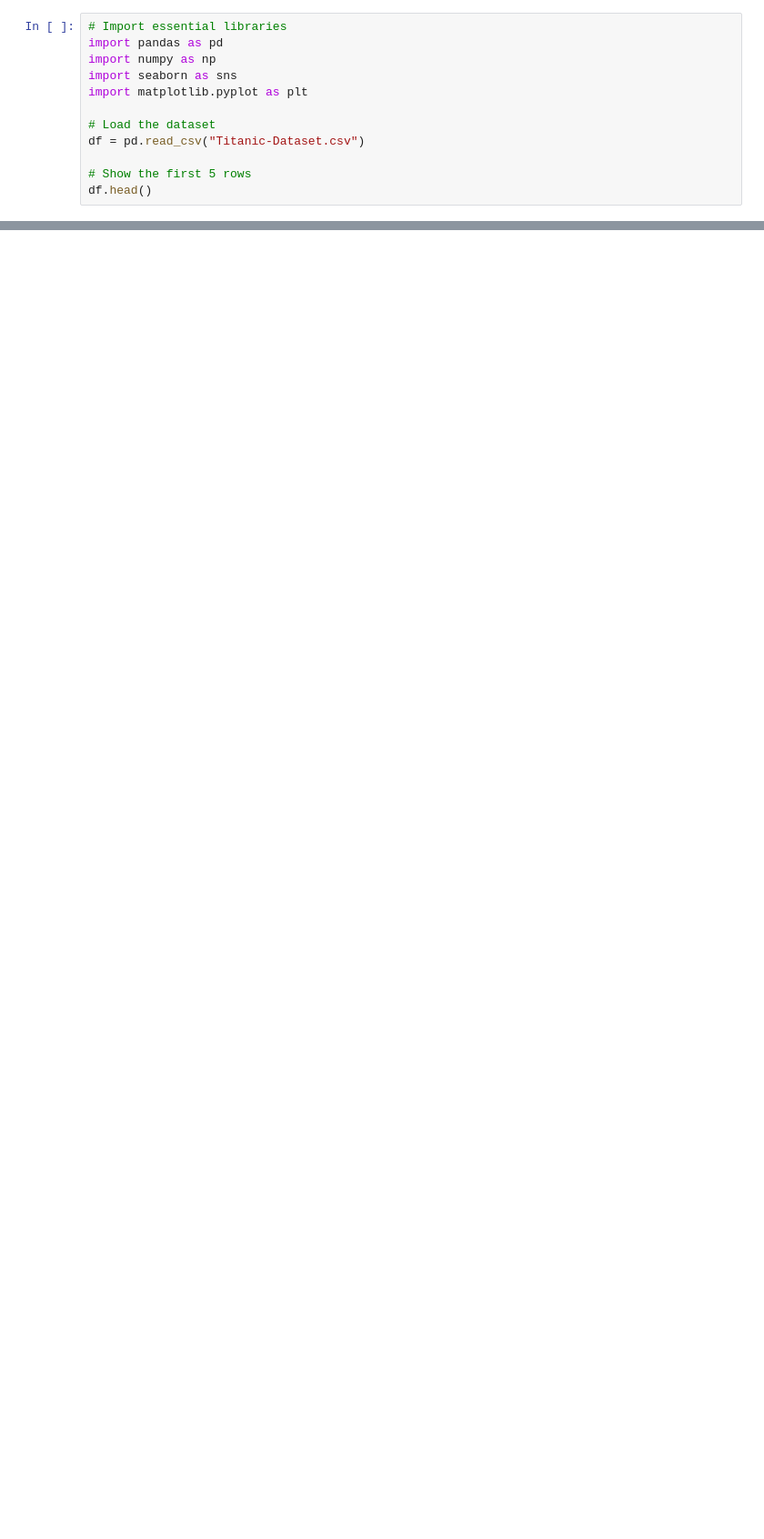
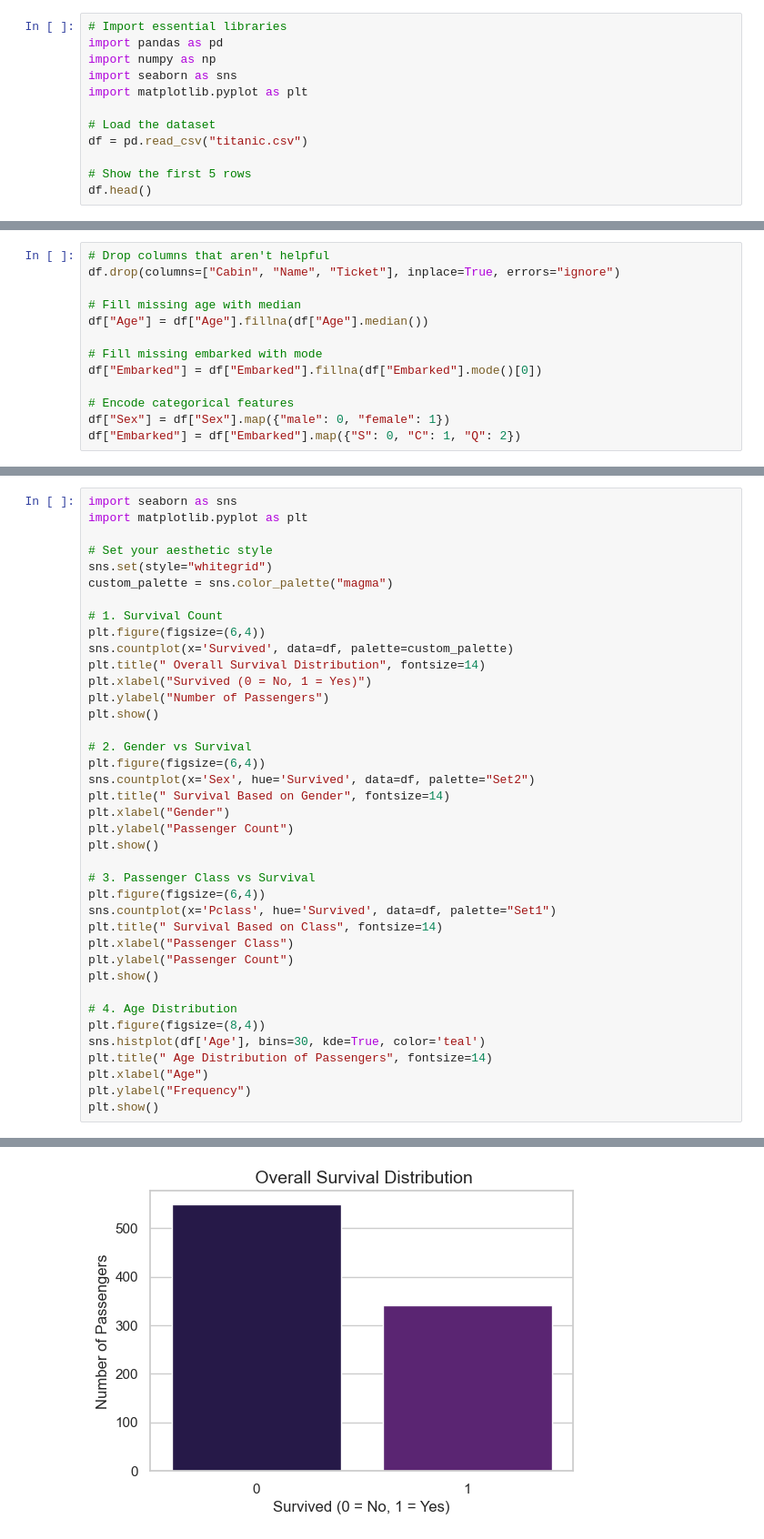
Before and after one commit to kripa-sharma09/CODSOFT, a Jupyter notebook: Task-1-Titanic-Survival/titanic_prediction.ipynb, the cells around one changed output, grey strips where cells are left out. Shown: that part at 91% size. Cells and saved outputs as stored; diff of their text form; blank space fills up the shorter version.

Commit message:
Task 1 Titanic Survival Prediction Recovered & Finalized

```diff
--- a/Task-1-Titanic-Survival/titanic_prediction.ipynb
+++ b/Task-1-Titanic-Survival/titanic_prediction.ipynb
@@ -6,7 +8,7 @@ import seaborn as sns
 import matplotlib.pyplot as plt
 
 # Load the dataset
-df = pd.read_csv("Titanic-Dataset.csv")
+df = pd.read_csv("titanic.csv")
 
 # Show the first 5 rows
 df.head()
@@ -18,0 +60,13 @@ NameError: name 'df' is not defined
+# %%
+# Drop columns that aren't helpful
+df.drop(columns=["Cabin", "Name", "Ticket"], inplace=True, errors="ignore")
+
+# Fill missing age with median
+df["Age"] = df["Age"].fillna(df["Age"].median())
+
+# Fill missing embarked with mode
+df["Embarked"] = df["Embarked"].fillna(df["Embarked"].mode()[0])
+
+# Encode categorical features
+df["Sex"] = df["Sex"].map({"male": 0, "female": 1})
+df["Embarked"] = df["Embarked"].map({"S": 0, "C": 1, "Q": 2})
@@ -18,0 +75,40 @@ NameError: name 'df' is not defined
+# %%
+import seaborn as sns
+import matplotlib.pyplot as plt
+
+# Set your aesthetic style
+sns.set(style="whitegrid")
+custom_palette = sns.color_palette("magma")
+
+# 1. Survival Count
+plt.figure(figsize=(6,4))
+sns.countplot(x='Survived', data=df, palette=custom_palette)
+plt.title(" Overall Survival Distribution", fontsize=14)
+plt.xlabel("Survived (0 = No, 1 = Yes)")
+plt.ylabel("Number of Passengers")
+plt.show()
+
+# 2. Gender vs Survival
+plt.figure(figsize=(6,4))
+sns.countplot(x='Sex', hue='Survived', data=df, palette="Set2")
+plt.title(" Survival Based on Gender", fontsize=14)
+plt.xlabel("Gender")
+plt.ylabel("Passenger Count")
+plt.show()
+
+# 3. Passenger Class vs Survival
+plt.figure(figsize=(6,4))
+sns.countplot(x='Pclass', hue='Survived', data=df, palette="Set1")
+plt.title(" Survival Based on Class", fontsize=14)
+plt.xlabel("Passenger Class")
+plt.ylabel("Passenger Count")
+plt.show()
+
+# 4. Age Distribution
+plt.figure(figsize=(8,4))
+sns.histplot(df['Age'], bins=30, kde=True, color='teal')
+plt.title(" Age Distribution of Passengers", fontsize=14)
+plt.xlabel("Age")
+plt.ylabel("Frequency")
+plt.show()
+# %% [output]
@@ -18,0 +118 @@ NameError: name 'df' is not defined
+[figure, added]
```
Also changed, not shown: parts of 11 cells of this notebook.
